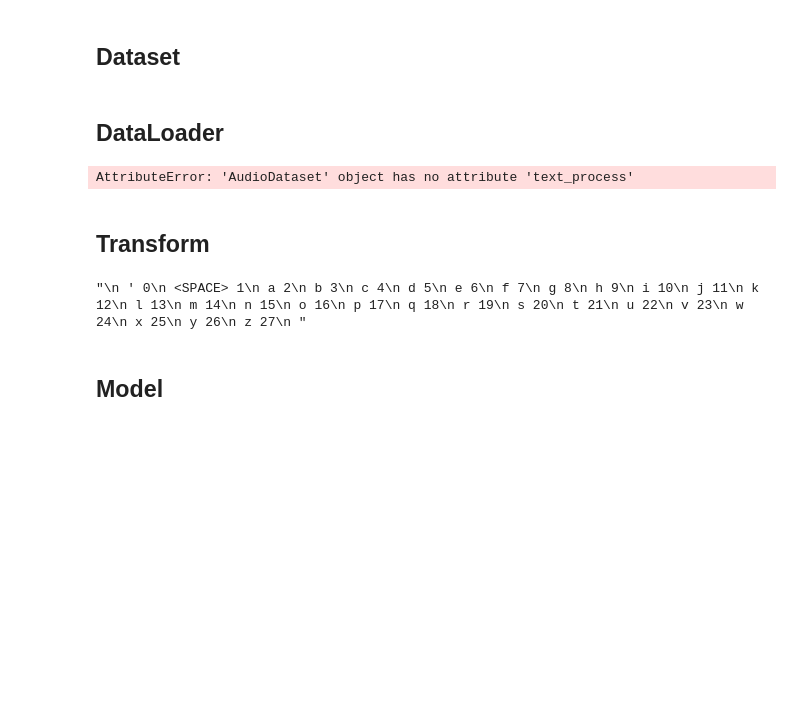
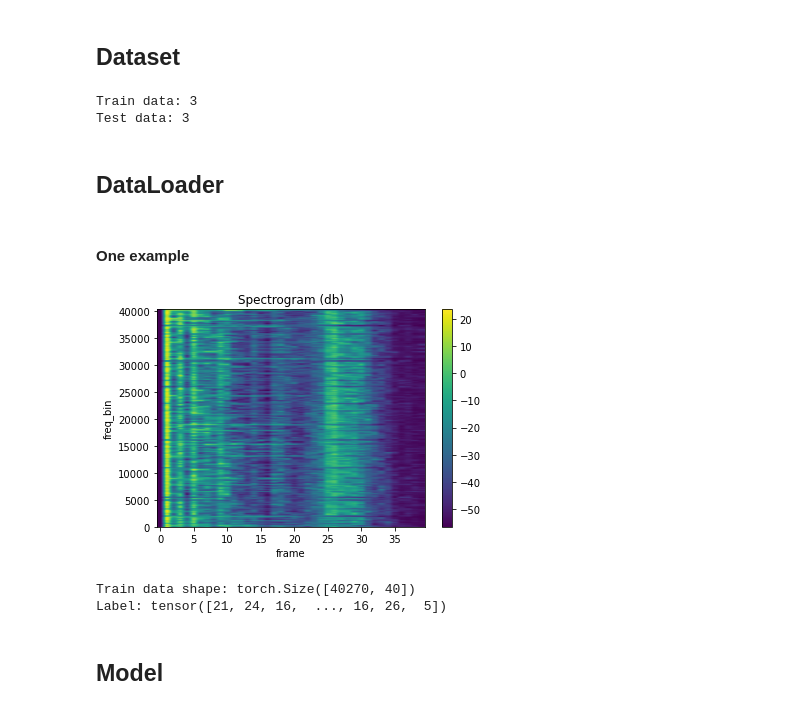
Before and after one commit to Sam-limyr/automatic-speech-recognition, a Jupyter notebook: Build model.ipynb, the cells around one changed output. Drawn from its saved outputs; the diff is of its cells as text; code cells hidden in the pictures; blank space fills up the shorter version.

```diff
--- a/Build model.ipynb
+++ b/Build model.ipynb
@@ -21,60 +30,38 @@ Using torch 1.9.1 (NVIDIA GeForce RTX 3060 Laptop GPU)
 # %% [markdown]
 ## Dataset
 # %%
-training_data = AudioDataset(AUDIO_DIR, LABEL_DIR)
-test_data = AudioDataset(AUDIO_DIR, LABEL_DIR)
+transform = torch.nn.Sequential(
+    T.MFCC(),
+    # ToTensor()
+    # T.LogMelSpec(sample_rate=sample_rate, n_mels=n_feats,  win_length=160, hop_length=80)
+)
+# transform = transform.to(device)
 
-# print('First iteration of data set: ', next(iter(training_data)))
-# print(len(training_data))
-# print(len(test_data))
+train_data = AudioDataset(train_data_path, train_label_path, transform)
+test_data = AudioDataset(train_data_path, train_label_path, transform)
+
+print(f'Train data: {len(train_data)}')
+print(f'Test data: {len(test_data)}')
+# %% [output]
+Train data: 3
+Test data: 3
 # %% [markdown]
 ## DataLoader
 # %%
-train_dataloader = torch.utils.data.DataLoader(training_data, batch_size=64, shuffle=True)
-test_dataloader = torch.utils.data.DataLoader(test_data, batch_size=64, shuffle=True)
+train_loader = torch.utils.data.DataLoader(train_data, batch_size=64, shuffle=True, collate_fn=collate_fn)
+test_loader = torch.utils.data.DataLoader(test_data, batch_size=64, shuffle=True, collate_fn=collate_fn)
+# %% [markdown]
+#### One example
 # %%
 # Display image and label.
-train_features, train_labels = next(iter(train_dataloader))
-mfcc = train_features[0][0]
+train_features, train_labels = next(iter(train_loader))
+mfcc = train_features[0]
 label = train_labels[0]
 
 plot_spectrogram(mfcc)
+print(f'Train data shape: {mfcc.shape}')
 print(f"Label: {label}")
 # %% [output]
+[figure, added]
-AttributeError: 'AudioDataset' object has no attribute 'text_process'
+Train data shape: torch.Size([40270, 40])
+Label: tensor([21, 24, 16,  ..., 16, 26,  5])
-# %% [markdown]
-## Transform
-# %%
-char_map_str = """
- ' 0
- <SPACE> 1
- a 2
- b 3
- c 4
- d 5
- e 6
- f 7
- g 8
- h 9
- i 10
- j 11
- k 12
- l 13
- m 14
- n 15
- o 16
- p 17
- q 18
- r 19
- s 20
- t 21
- u 22
- v 23
- w 24
- x 25
- y 26
- z 27
- """
-char_map_str
-# %% [output]
-"\n ' 0\n <SPACE> 1\n a 2\n b 3\n c 4\n d 5\n e 6\n f 7\n g 8\n h 9\n i 10\n j 11\n k 12\n l 13\n m 14\n n 15\n o 16\n p 17\n q 18\n r 19\n s 20\n t 21\n u 22\n v 23\n w 24\n x 25\n y 26\n z 27\n "
```
Also changed, not shown: parts of 8 cells of this notebook, 2 other files.
